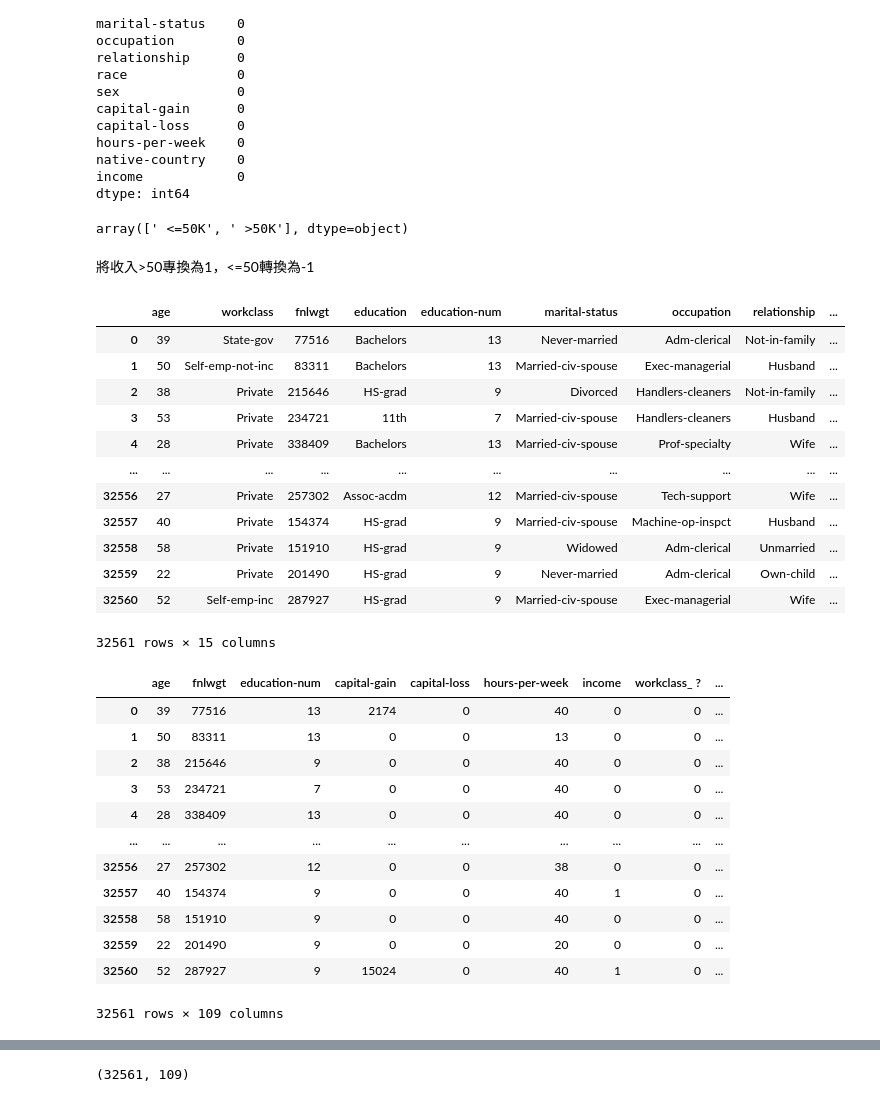
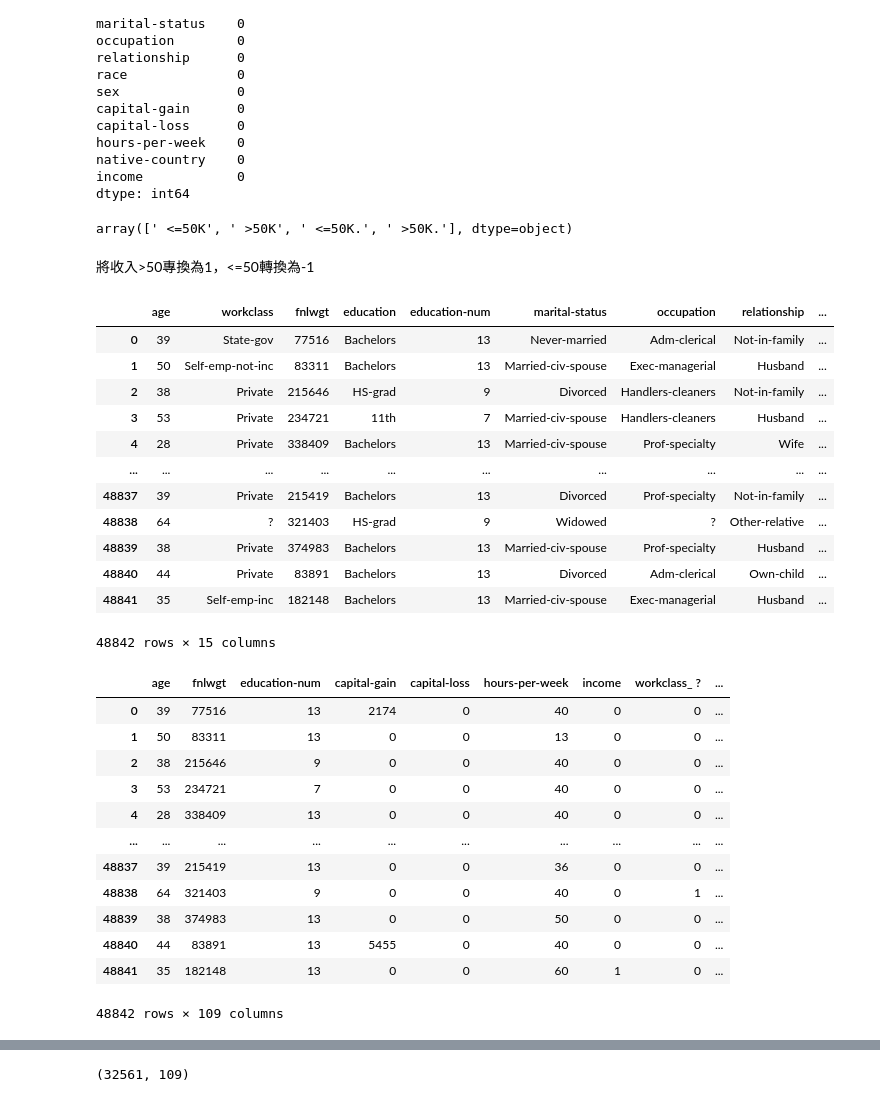
Before and after one commit to jame31560/UCI-Adult-Dataset-Predict, a Jupyter notebook: main.ipynb, the cells around one changed output, grey strips where cells are left out. Saved outputs shown, nothing was run; the diff lists cells and outputs as text; code cells hidden in the pictures.

```diff
--- a/main.ipynb
+++ b/main.ipynb
@@ -6,13 +6,15 @@ from keras import models, layers, callbacks
 # %% [output]
 Using TensorFlow backend.
 # %%
-data = pd.read_csv("Dataset/adult.data", header=None)
+train_data = pd.read_csv("Dataset/adult.data", header=None)
+test_data = pd.read_csv("Dataset/adult.test", header=None)
 data_columns = [
     "age", "workclass", "fnlwgt", "education", "education-num", "marital-status", "occupation", "relationship", "race", "sex",
     "capital-gain", "capital-loss", "hours-per-week", "native-country", "income"
 ]
-data.columns = data_columns
-data
+train_data.columns = data_columns
+test_data.columns = data_columns
+train_data
 # %% [output]
 |  | age | workclass | fnlwgt | education | education-num | marital-status | occupation | relationship | ... |
 | 0 | 39 | State-gov | 77516 | Bachelors | 13 | Never-married | Adm-clerical | Not-in-family | ... |
@@ -29,0 +48,3 @@ data
+# %%
+data = pd.concat([train_data, test_data], ignore_index=True)
+data
@@ -49,32 +84,32 @@ dtype: int64
 # %%
 data.income.unique()
 # %% [output]
-array([' <=50K', ' >50K'], dtype=object)
+array([' <=50K', ' >50K', ' <=50K.', ' >50K.'], dtype=object)
 # %% [markdown]
 將收入>50專換為1，<=50轉換為-1
 # %%
 tmp = copy.deepcopy(data.income)
 for (index, each) in enumerate(tmp):
-    if each == " <=50K":
+    if each == " <=50K" or each == " <=50K.":
         data.income[index] = 0
     else:
         data.income[index] = 1
 del tmp
 data
 # %% [output]
 |  | age | workclass | fnlwgt | education | education-num | marital-status | occupation | relationship | ... |
 | 0 | 39 | State-gov | 77516 | Bachelors | 13 | Never-married | Adm-clerical | Not-in-family | ... |
 | 1 | 50 | Self-emp-not-inc | 83311 | Bachelors | 13 | Married-civ-spouse | Exec-managerial | Husband | ... |
 | 2 | 38 | Private | 215646 | HS-grad | 9 | Divorced | Handlers-cleaners | Not-in-family | ... |
 | 3 | 53 | Private | 234721 | 11th | 7 | Married-civ-spouse | Handlers-cleaners | Husband | ... |
 | 4 | 28 | Private | 338409 | Bachelors | 13 | Married-civ-spouse | Prof-specialty | Wife | ... |
 | ... | ... | ... | ... | ... | ... | ... | ... | ... | ... |
-| 32556 | 27 | Private | 257302 | Assoc-acdm | 12 | Married-civ-spouse | Tech-support | Wife | ... |
-| 32557 | 40 | Private | 154374 | HS-grad | 9 | Married-civ-spouse | Machine-op-inspct | Husband | ... |
-| 32558 | 58 | Private | 151910 | HS-grad | 9 | Widowed | Adm-clerical | Unmarried | ... |
-| 32559 | 22 | Private | 201490 | HS-grad | 9 | Never-married | Adm-clerical | Own-child | ... |
-| 32560 | 52 | Self-emp-inc | 287927 | HS-grad | 9 | Married-civ-spouse | Exec-managerial | Wife | ... |
+| 48837 | 39 | Private | 215419 | Bachelors | 13 | Divorced | Prof-specialty | Not-in-family | ... |
+| 48838 | 64 | ? | 321403 | HS-grad | 9 | Widowed | ? | Other-relative | ... |
+| 48839 | 38 | Private | 374983 | Bachelors | 13 | Married-civ-spouse | Prof-specialty | Husband | ... |
+| 48840 | 44 | Private | 83891 | Bachelors | 13 | Divorced | Adm-clerical | Own-child | ... |
+| 48841 | 35 | Self-emp-inc | 182148 | Bachelors | 13 | Married-civ-spouse | Exec-managerial | Husband | ... |
-32561 rows × 15 columns
+48842 rows × 15 columns
 # %%
 data = pd.get_dummies(data, columns=[
     "workclass", "education","marital-status","occupation","relationship","race", "sex", "native-country"
@@ -88,12 +123,12 @@ data
 | 3 | 53 | 234721 | 7 | 0 | 0 | 40 | 0 | 0 | ... |
 | 4 | 28 | 338409 | 13 | 0 | 0 | 40 | 0 | 0 | ... |
 | ... | ... | ... | ... | ... | ... | ... | ... | ... | ... |
-| 32556 | 27 | 257302 | 12 | 0 | 0 | 38 | 0 | 0 | ... |
-| 32557 | 40 | 154374 | 9 | 0 | 0 | 40 | 1 | 0 | ... |
-| 32558 | 58 | 151910 | 9 | 0 | 0 | 40 | 0 | 0 | ... |
-| 32559 | 22 | 201490 | 9 | 0 | 0 | 20 | 0 | 0 | ... |
-| 32560 | 52 | 287927 | 9 | 15024 | 0 | 40 | 1 | 0 | ... |
+| 48837 | 39 | 215419 | 13 | 0 | 0 | 36 | 0 | 0 | ... |
+| 48838 | 64 | 321403 | 9 | 0 | 0 | 40 | 0 | 1 | ... |
+| 48839 | 38 | 374983 | 13 | 0 | 0 | 50 | 0 | 0 | ... |
+| 48840 | 44 | 83891 | 13 | 5455 | 0 | 40 | 0 | 0 | ... |
+| 48841 | 35 | 182148 | 13 | 0 | 0 | 60 | 1 | 0 | ... |
-32561 rows × 109 columns
+48842 rows × 109 columns
 # %%
 data.age = data.age.astype(float)
 data.fnlwgt = data.fnlwgt.astype(float)
```
Also changed, not shown: parts of 12 cells of this notebook, 2 other files.
